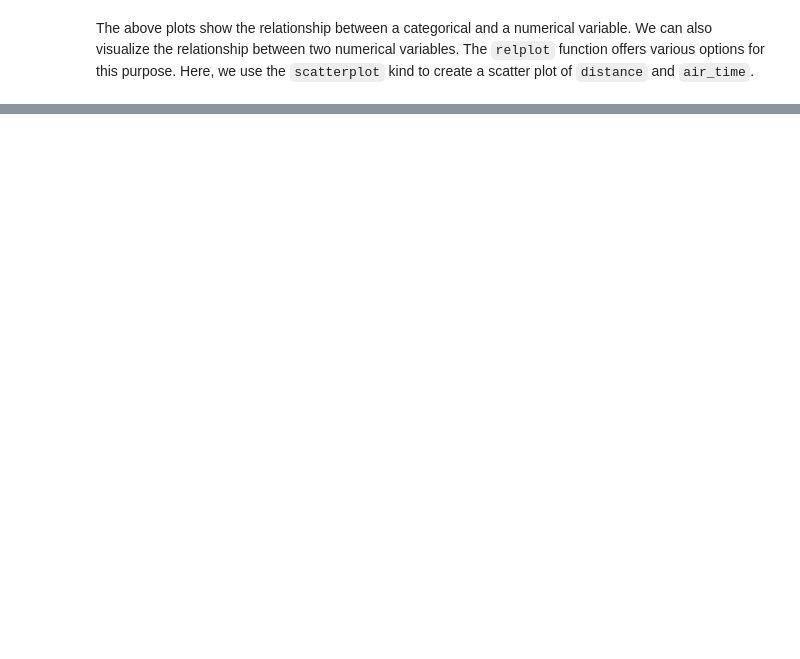
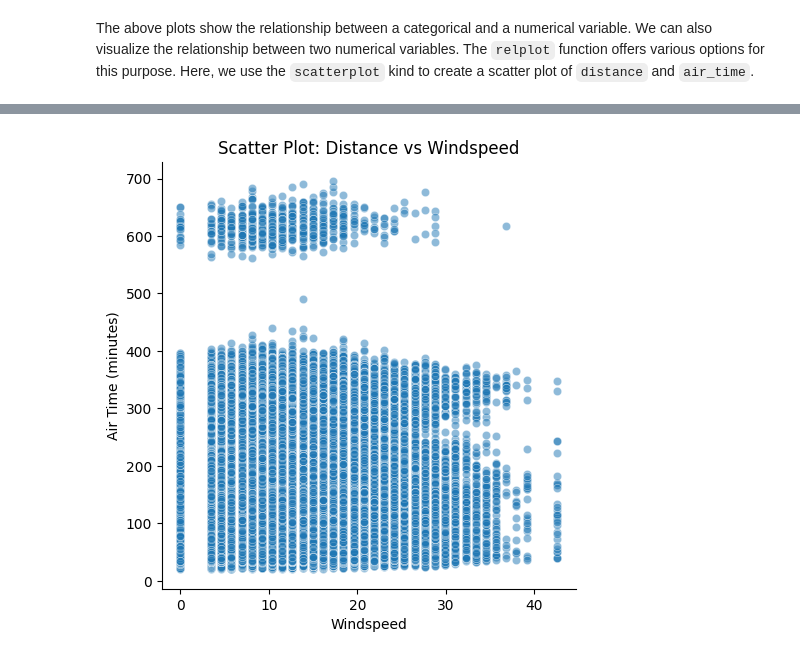
Before and after one commit to Julian200019/DataScience2024, a Jupyter notebook: Session_02/nycflights_prep_and_viz.ipynb, the cells around one changed output, grey strips where cells are left out. Cells and saved outputs as stored; diff of their text form; code cells hidden in the pictures; blank space fills up the shorter version.

```diff
--- a/Session_02/nycflights_prep_and_viz.ipynb
+++ b/Session_02/nycflights_prep_and_viz.ipynb
@@ -234,2 +367,9 @@ plt.show()
 # %%
 #Your task: Do the same for delay and a numerical weather variable of your choice.
+sns.relplot(data=flights_all, kind='scatter', x='wind_speed', y='air_time', alpha=0.5)
+plt.title('Scatter Plot: Distance vs Windspeed')
+plt.xlabel('Windspeed')
+plt.ylabel('Air Time (minutes)')
+plt.show()
+# %% [output]
+[figure, added]
```
Also changed, not shown: parts of 26 cells of this notebook.
